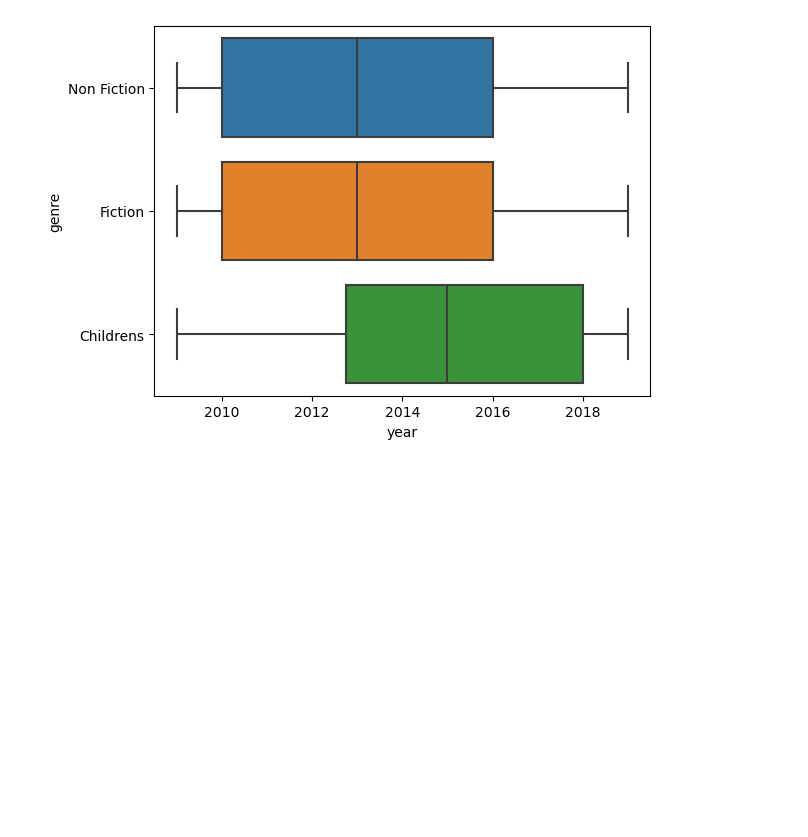
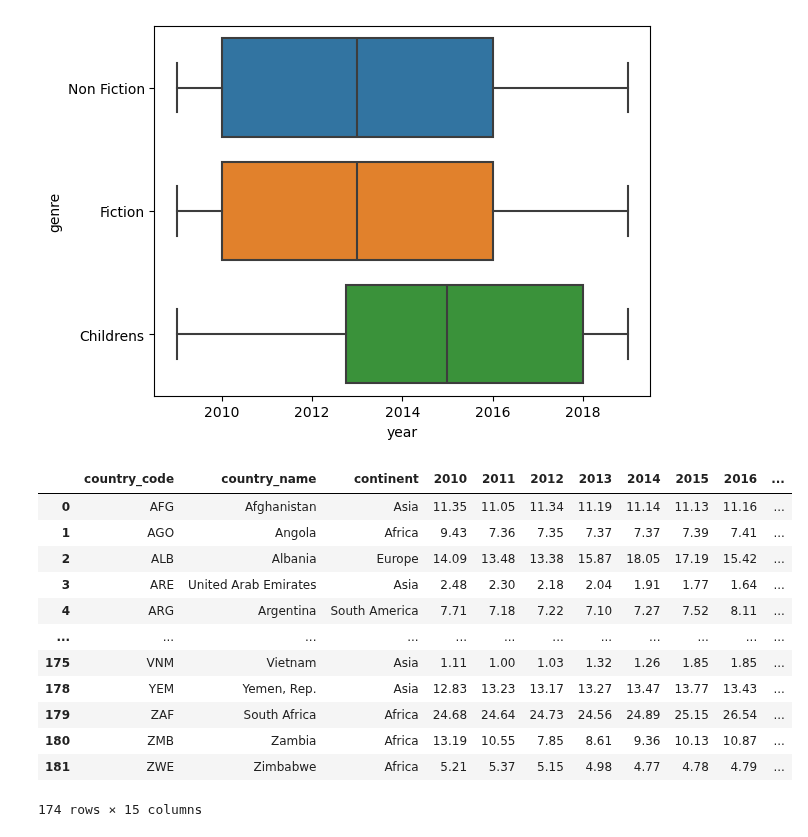
Before and after one commit to Daviedavie100/DatacampPythonDataAnalysis, a Jupyter notebook: Datacamp.ipynb, the cells around one changed output. Drawn from its saved outputs; the diff is of its cells as text; code cells hidden in the pictures; blank space fills up the shorter version.

```diff
--- a/Datacamp.ipynb
+++ b/Datacamp.ipynb
@@ -1184,3 +1184,20 @@ sns.boxplot(data=number, x='year', y='genre')
 plt.show()
 # %% [output]
 [figure]
+# %%
+not_oceania = ~df['continent'].isin(['Oceania', 'not_oceania'])
+df[not_oceania]
+# %% [output]
+|  | country_code | country_name | continent | 2010 | 2011 | 2012 | 2013 | 2014 | 2015 | 2016 | ... |
+| 0 | AFG | Afghanistan | Asia | 11.35 | 11.05 | 11.34 | 11.19 | 11.14 | 11.13 | 11.16 | ... |
+| 1 | AGO | Angola | Africa | 9.43 | 7.36 | 7.35 | 7.37 | 7.37 | 7.39 | 7.41 | ... |
+| 2 | ALB | Albania | Europe | 14.09 | 13.48 | 13.38 | 15.87 | 18.05 | 17.19 | 15.42 | ... |
+| 3 | ARE | United Arab Emirates | Asia | 2.48 | 2.30 | 2.18 | 2.04 | 1.91 | 1.77 | 1.64 | ... |
+| 4 | ARG | Argentina | South America | 7.71 | 7.18 | 7.22 | 7.10 | 7.27 | 7.52 | 8.11 | ... |
+| ... | ... | ... | ... | ... | ... | ... | ... | ... | ... | ... | ... |
+| 175 | VNM | Vietnam | Asia | 1.11 | 1.00 | 1.03 | 1.32 | 1.26 | 1.85 | 1.85 | ... |
+| 178 | YEM | Yemen, Rep. | Asia | 12.83 | 13.23 | 13.17 | 13.27 | 13.47 | 13.77 | 13.43 | ... |
+| 179 | ZAF | South Africa | Africa | 24.68 | 24.64 | 24.73 | 24.56 | 24.89 | 25.15 | 26.54 | ... |
+| 180 | ZMB | Zambia | Africa | 13.19 | 10.55 | 7.85 | 8.61 | 9.36 | 10.13 | 10.87 | ... |
+| 181 | ZWE | Zimbabwe | Africa | 5.21 | 5.37 | 5.15 | 4.98 | 4.77 | 4.78 | 4.79 | ... |
+174 rows × 15 columns
```
Also changed, not shown: parts of 3 cells of this notebook.
